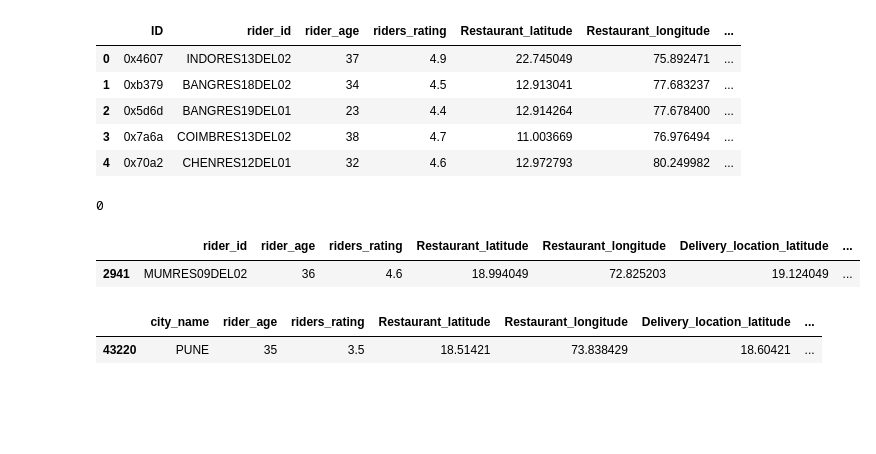
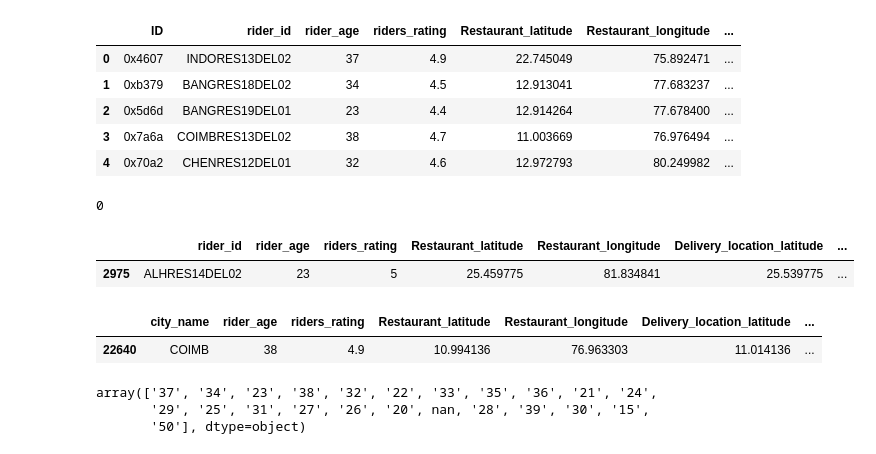
Before and after one commit to rabin20-04/delivery_time_prediction, a Jupyter notebook: delivery_t_pred.ipynb, the cells around one changed output. Saved outputs shown, nothing was run; the diff lists cells and outputs as text; code cells hidden in the pictures; blank space fills up the shorter version.

```diff
--- a/delivery_t_pred.ipynb
+++ b/delivery_t_pred.ipynb
@@ -297,5 +297,5 @@ def change_column_name(data: pd.DataFrame):
         },axis=1
     )
 # %%
-df=change_column_name(df)
+missing_df=change_column_name(missing_df)
 # %%
@@ -312,11 +312,11 @@ df[["rider_id","ID"]].duplicated().sum() # duplicated rows
 # %% [output]
 0
 # %%
-cleaned_df=df.drop(columns="ID")
+cleaned_df=missing_df.drop(columns="ID")
 cleaned_df.sample()
 # %% [output]
 |  | rider_id | rider_age | riders_rating | Restaurant_latitude | Restaurant_longitude | Delivery_location_latitude | ... |
-| 2941 | MUMRES09DEL02 | 36 | 4.6 | 18.994049 | 72.825203 | 19.124049 | ... |
+| 2975 | ALHRES14DEL02 | 23 | 5 | 25.459775 | 81.834841 | 25.539775 | ... |
 # %%
 cleaned_df.rider_id=cleaned_df['rider_id'].str.split("RES").str.get(0)
 cleaned_df.rename(columns={"rider_id":"city_name"},inplace=True)
@@ -324,4 +324,10 @@ cleaned_df.rename(columns={"rider_id":"city_name"},inplace=True)
 cleaned_df.sample()
 # %% [output]
 |  | city_name | rider_age | riders_rating | Restaurant_latitude | Restaurant_longitude | Delivery_location_latitude | ... |
-| 43220 | PUNE | 35 | 3.5 | 18.51421 | 73.838429 | 18.60421 | ... |
+| 22640 | COIMB | 38 | 4.9 | 10.994136 | 76.963303 | 11.014136 | ... |
+# %%
+cleaned_df.rider_age.unique()
+# %% [output]
+array(['37', '34', '23', '38', '32', '22', '33', '35', '36', '21', '24',
+       '29', '25', '31', '27', '26', '20', nan, '28', '39', '30', '15',
+       '50'], dtype=object)
```
Also changed, not shown: parts of 15 cells of this notebook.
